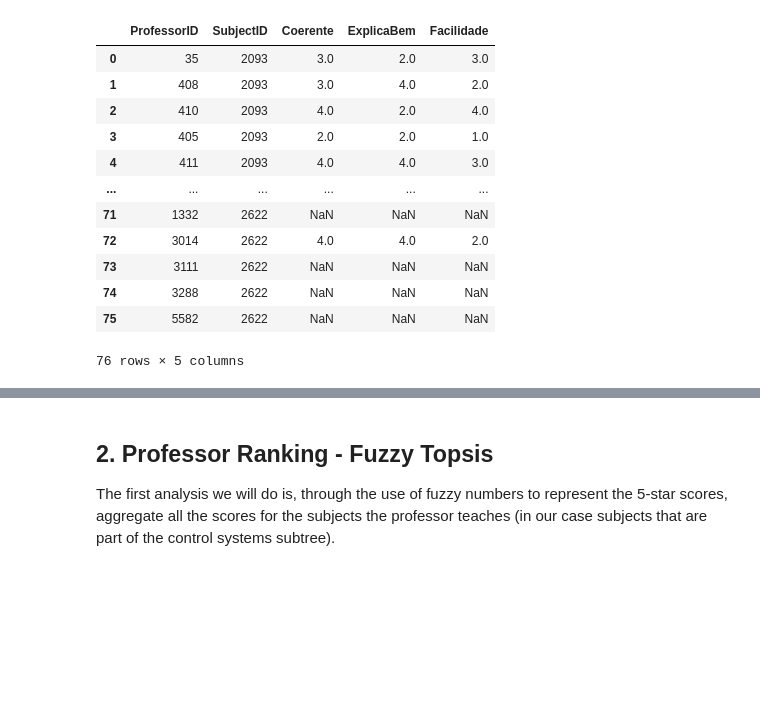
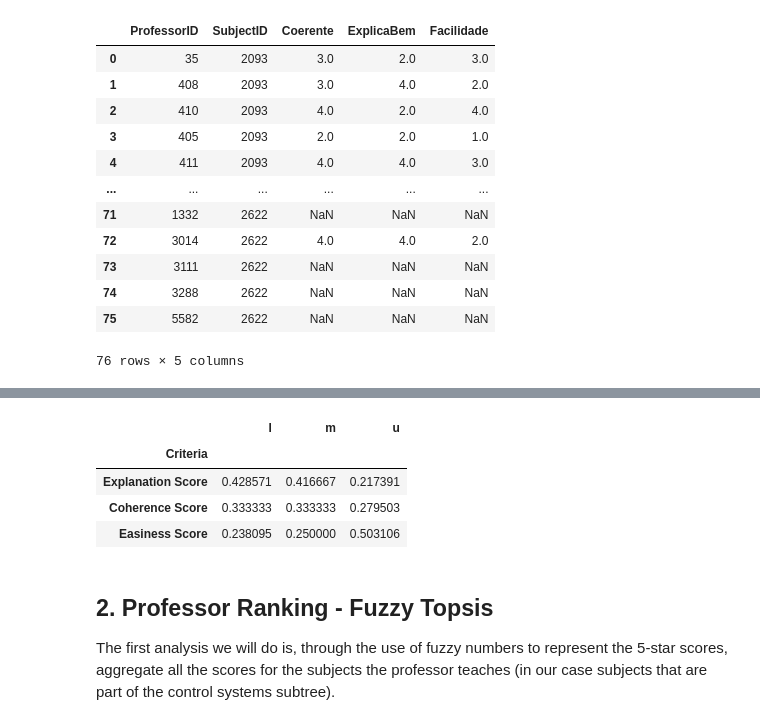
Before and after one commit to Pedro4064/MCDM-Fuzzy---GDE, a Jupyter notebook: src/fuzzy_analysis.ipynb, the cells around one changed output, grey strips where cells are left out. Drawn from its saved outputs; the diff is of its cells as text; code cells hidden in the pictures; blank space fills up the shorter version.

Commit message:
[IMPLEMENTED] Fuzzy SWARA Weights calculation

```diff
--- a/src/fuzzy_analysis.ipynb
+++ b/src/fuzzy_analysis.ipynb
@@ -56,6 +56,29 @@ decision_makers_aggregated_optinions_df = decision_makers_aggregated_optinions_d
 # Calculate the k matrix
 decision_makers_aggregated_optinions_df = decision_makers_aggregated_optinions_df+1
 decision_makers_aggregated_optinions_df
+
+# Calculate q Matrix
+l = decision_makers_aggregated_optinions_df.columns.get_loc('l')
+m = decision_makers_aggregated_optinions_df.columns.get_loc('m')
+u = decision_makers_aggregated_optinions_df.columns.get_loc('u')
+
+for criteria_index in range(decision_makers_aggregated_optinions_df.shape[0]):
+    decision_makers_aggregated_optinions_df.iloc[criteria_index, l] = 1 if criteria_index == 0 else decision_makers_aggregated_optinions_df.iloc[criteria_index - 1, l] / decision_makers_aggregated_optinions_df.iloc[criteria_index, u]
+    decision_makers_aggregated_optinions_df.iloc[criteria_index, m] = 1 if criteria_index == 0 else decision_makers_aggregated_optinions_df.iloc[criteria_index - 1, m] / decision_makers_aggregated_optinions_df.iloc[criteria_index, m]
+    decision_makers_aggregated_optinions_df.iloc[criteria_index, u] = 1 if criteria_index == 0 else decision_makers_aggregated_optinions_df.iloc[criteria_index - 1, u] / decision_makers_aggregated_optinions_df.iloc[criteria_index, l]
+
+# Calculate weights by normalizing the q matrix
+decision_makers_aggregated_optinions_df['l'] = decision_makers_aggregated_optinions_df['l'] / decision_makers_aggregated_optinions_df['l'].sum()
+decision_makers_aggregated_optinions_df['m'] = decision_makers_aggregated_optinions_df['m'] / decision_makers_aggregated_optinions_df['m'].sum()
+decision_makers_aggregated_optinions_df['u'] = decision_makers_aggregated_optinions_df['u'] / decision_makers_aggregated_optinions_df['u'].sum()
+# %%
+decision_makers_aggregated_optinions_df
+# %% [output]
+|  | l | m | u |
+| Criteria |  |  |  |
+| Explanation Score | 0.428571 | 0.416667 | 0.217391 |
+| Coherence Score | 0.333333 | 0.333333 | 0.279503 |
+| Easiness Score | 0.238095 | 0.250000 | 0.503106 |
 # %% [markdown]
 ## 2. Professor Ranking - Fuzzy Topsis
 
```
Also changed, not shown: parts of 1 cell of this notebook.
